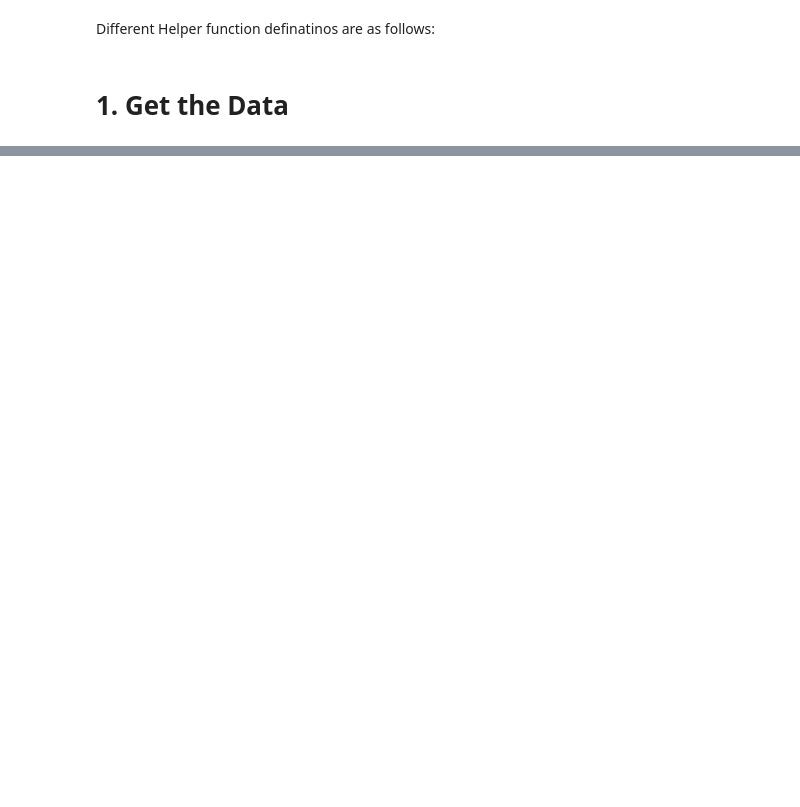
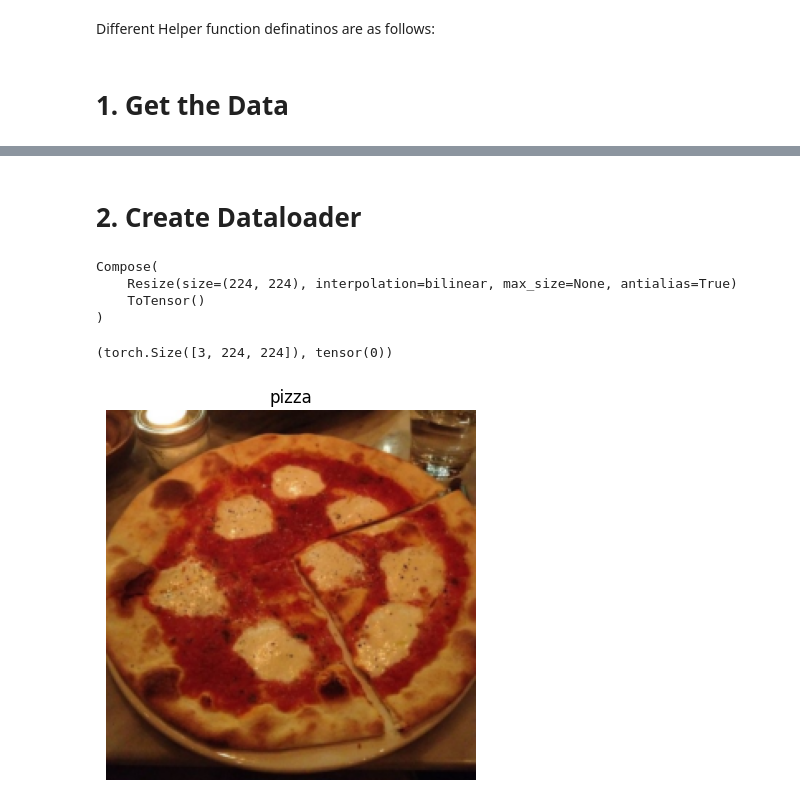
Before and after one commit to cruvss/Deeplearning_X_PyTorch, a Jupyter notebook: 5.Paper_Replicating/notebook.ipynb, the cells around one changed output, grey strips where cells are left out. Drawn from its saved outputs; the diff is of its cells as text; code cells hidden in the pictures; blank space fills up the shorter version.

Commit message:
create dataloader

```diff
--- a/5.Paper_Replicating/notebook.ipynb
+++ b/5.Paper_Replicating/notebook.ipynb
@@ -110,0 +108,64 @@ os.getcwd()
+# %%
+# Create path to train and test images
+train_dir = image_path / "train"
+test_dir = image_path / "test"
+# %% [markdown]
+# 2. Create Dataloader
+# %%
+#Prepare the trasnforms for images
+
+IMG_SIZE = 224
+
+manual_transform = transforms.Compose([
+    transforms.Resize((IMG_SIZE, IMG_SIZE)),
+    transforms.ToTensor()
+])
+manual_transform
+# %% [output]
+Compose(
+    Resize(size=(224, 224), interpolation=bilinear, max_size=None, antialias=True)
+    ToTensor()
+)
+# %%
+# Using ImageFolder to load in data
+from torchvision.datasets import ImageFolder
+from torch.utils.data import DataLoader
+
+train_data = datasets.ImageFolder(root=train_dir, # type: ignore
+                                  transform=manual_transform)
+test_data = datasets.ImageFolder(root=test_dir, # type: ignore
+                                 transform=manual_transform)
+class_names = train_data.classes
+
+train_dataloader = DataLoader(train_data,
+        batch_size= BATCH_SIZE,
+        shuffle= True,
+        num_workers= NUM_WORKERS,
+        pin_memory= True
+       )
+test_dataloader = DataLoader(test_data,
+        batch_size= BATCH_SIZE,
+        shuffle= True,
+        num_workers= NUM_WORKERS,
+        pin_memory= True
+       )
+# %%
+#Visualize a single image
+
+# Get a batch of images
+image_batch, label_batch = next(iter(train_dataloader))
+
+# Get a single image from the batch
+image, label = image_batch[0], label_batch[0]
+
+# View the batch shapes
+image.shape, label
+# %% [output]
+(torch.Size([3, 224, 224]), tensor(0))
+# %%
+plt.imshow(image.permute(1,2,0))
+plt.title(class_names[label])
+plt.axis(False)
+plt.show()
+# %% [output]
+[figure, added]
```
Also changed, not shown: parts of 5 cells of this notebook.
